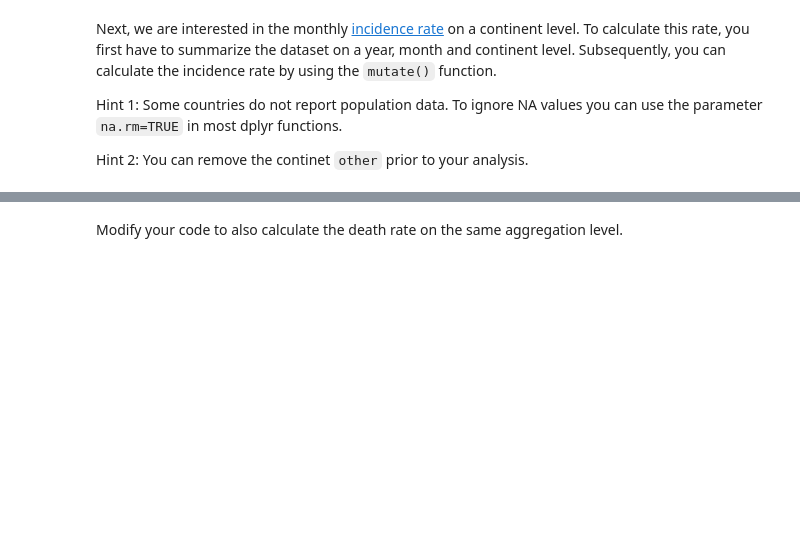
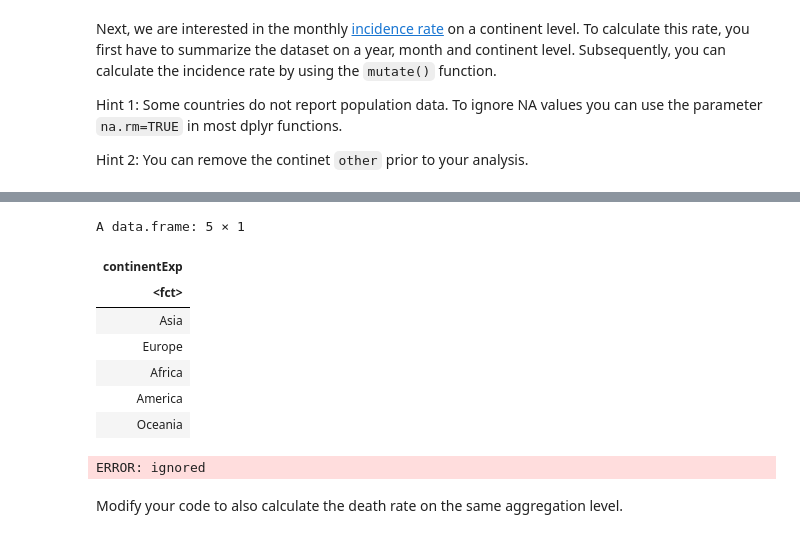
Before and after one commit to michiWS1920/ADS20, a Jupyter notebook: ADS_Programming_Assignment_1.ipynb, the cells around one changed output, grey strips where cells are left out. Saved outputs shown, nothing was run; the diff lists cells and outputs as text; code cells hidden in the pictures; blank space fills up the shorter version.

```diff
--- a/ADS_Programming_Assignment_1.ipynb
+++ b/ADS_Programming_Assignment_1.ipynb
@@ -282,5 +263,25 @@
+# %%
+covid %>%
+filter(continentExp != "Other") -> covid_continent
+covid_continent %>%
+distinct(continentExp)
+# %% [output]
+A data.frame: 5 × 1
+| continentExp |
+| <fct> |
+| Asia |
+| Europe |
+| Africa |
+| America |
+| Oceania |
 # %%
 # Insert your code here
+covid %>%
+group_by(year, month, continentExp) %>%
+mutate(incidence_rate = ) %>%
+head()
+# %% [output]
+ERROR: ignored
 # %% [markdown]
 Modify your code to also calculate the death rate on the same aggregation level.
 # %%
```
Also changed, not shown: parts of 6 cells of this notebook.
